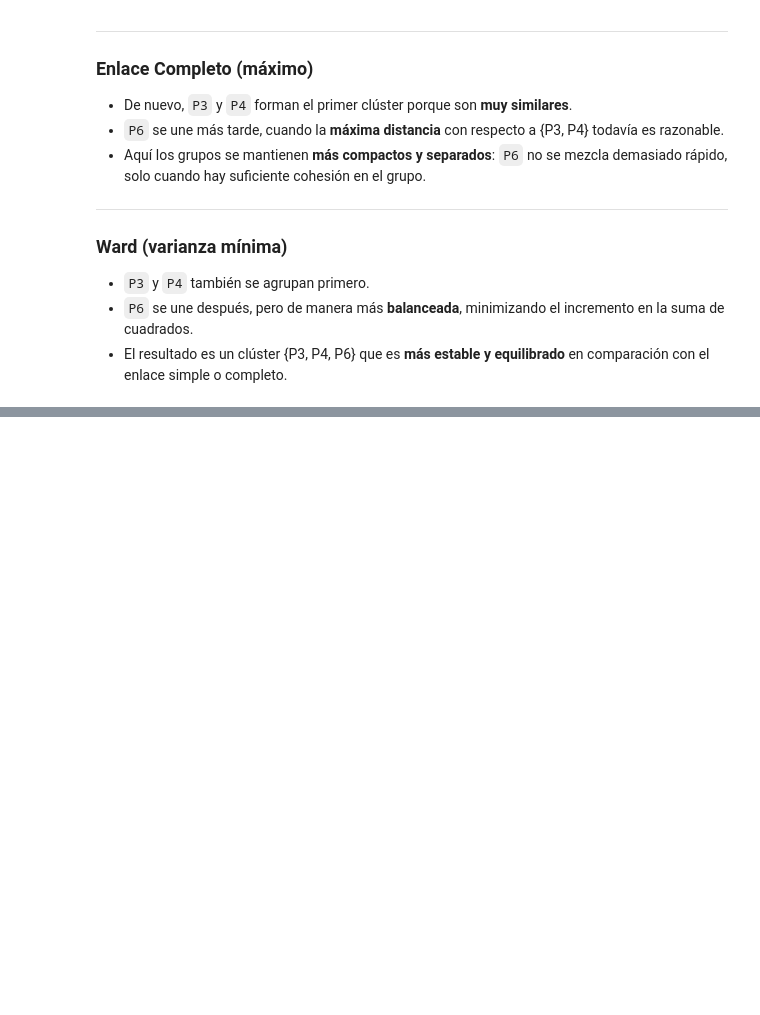
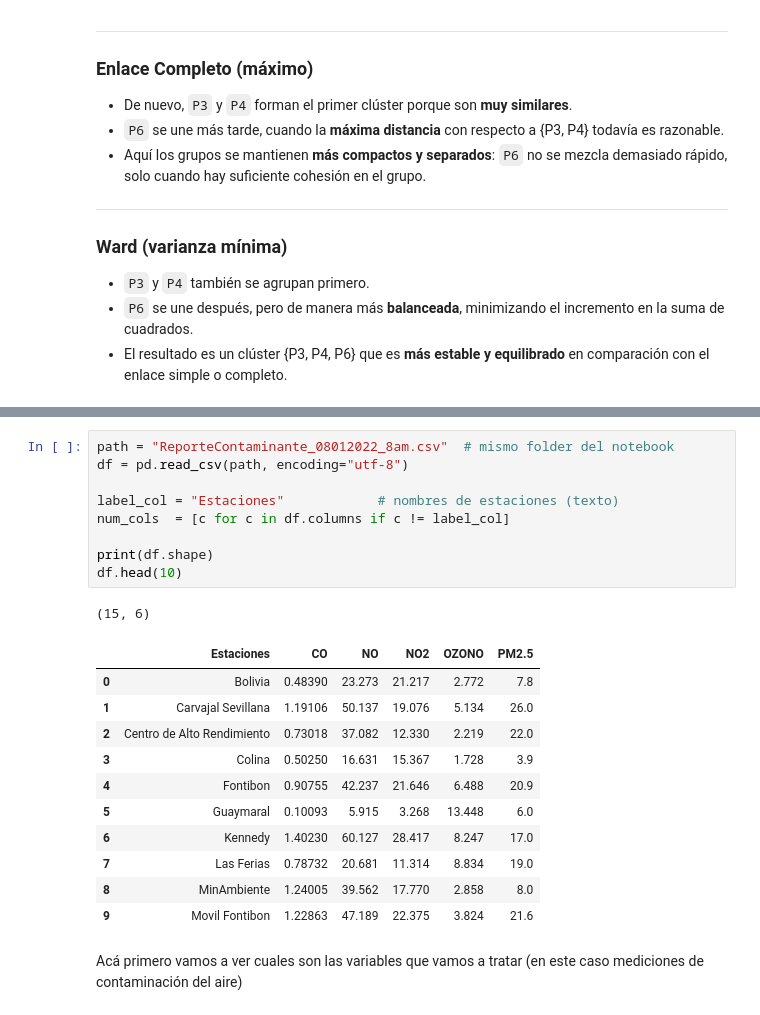
Before and after one commit to AndreSosa21/clustering-jerarquico, a Jupyter notebook: clustering.ipynb, the cells around one changed output, grey strips where cells are left out. Saved outputs shown, nothing was run; the diff lists cells and outputs as text; blank space fills up the shorter version.

```diff
--- a/clustering.ipynb
+++ b/clustering.ipynb
@@ -336,0 +354,24 @@ Veamos cómo se agrupan los puntos `P6`, `P3` y `P4` dependiendo del criterio de
+# %%
+path = "ReporteContaminante_08012022_8am.csv"  # mismo folder del notebook
+df = pd.read_csv(path, encoding="utf-8")
+
+label_col = "Estaciones"            # nombres de estaciones (texto)
+num_cols  = [c for c in df.columns if c != label_col]
+
+print(df.shape)
+df.head(10)
+# %% [output]
+(15, 6)
+|  | Estaciones | CO | NO | NO2 | OZONO | PM2.5 |
+| 0 | Bolivia | 0.48390 | 23.273 | 21.217 | 2.772 | 7.8 |
+| 1 | Carvajal Sevillana | 1.19106 | 50.137 | 19.076 | 5.134 | 26.0 |
+| 2 | Centro de Alto Rendimiento | 0.73018 | 37.082 | 12.330 | 2.219 | 22.0 |
+| 3 | Colina | 0.50250 | 16.631 | 15.367 | 1.728 | 3.9 |
+| 4 | Fontibon | 0.90755 | 42.237 | 21.646 | 6.488 | 20.9 |
+| 5 | Guaymaral | 0.10093 | 5.915 | 3.268 | 13.448 | 6.0 |
+| 6 | Kennedy | 1.40230 | 60.127 | 28.417 | 8.247 | 17.0 |
+| 7 | Las Ferias | 0.78732 | 20.681 | 11.314 | 8.834 | 19.0 |
+| 8 | MinAmbiente | 1.24005 | 39.562 | 17.770 | 2.858 | 8.0 |
+| 9 | Movil Fontibon | 1.22863 | 47.189 | 22.375 | 3.824 | 21.6 |
+# %% [markdown]
+Acá primero vamos a ver cuales son las variables que vamos a tratar (en este caso mediciones de contaminación del aire)
```
Also changed, not shown: parts of 8 cells of this notebook.
